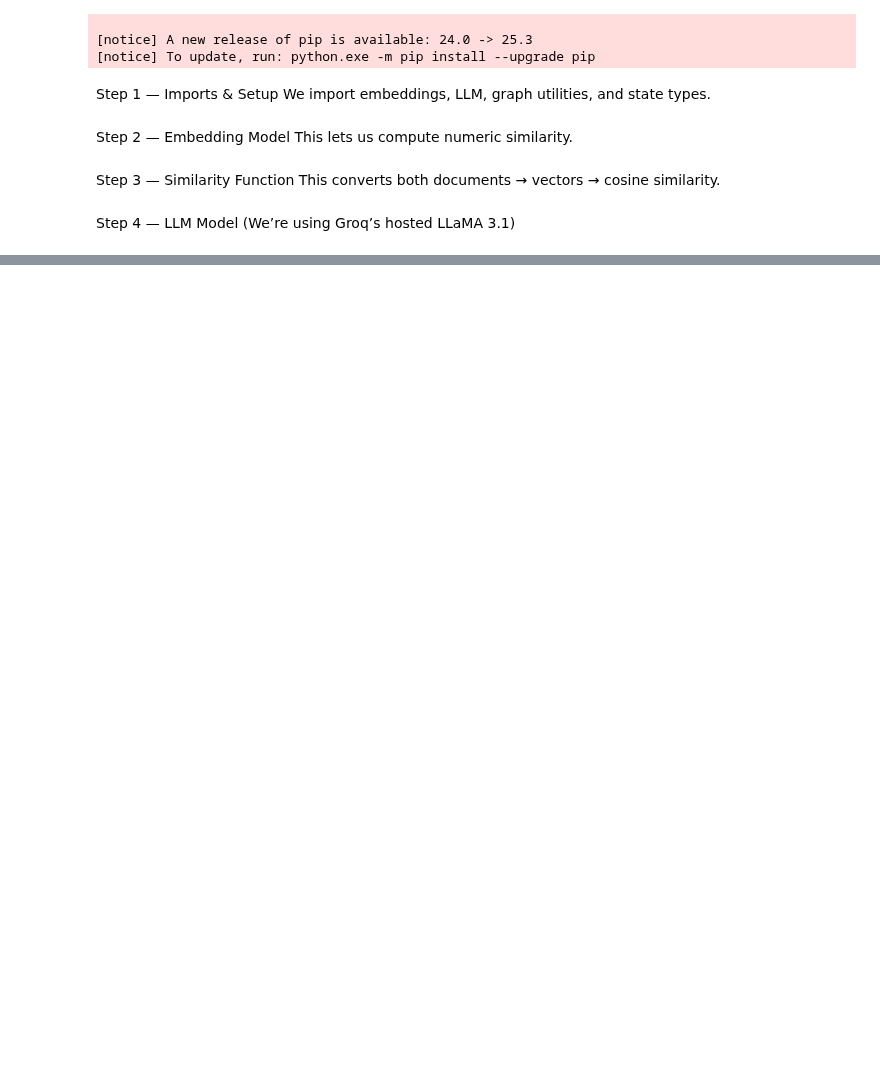
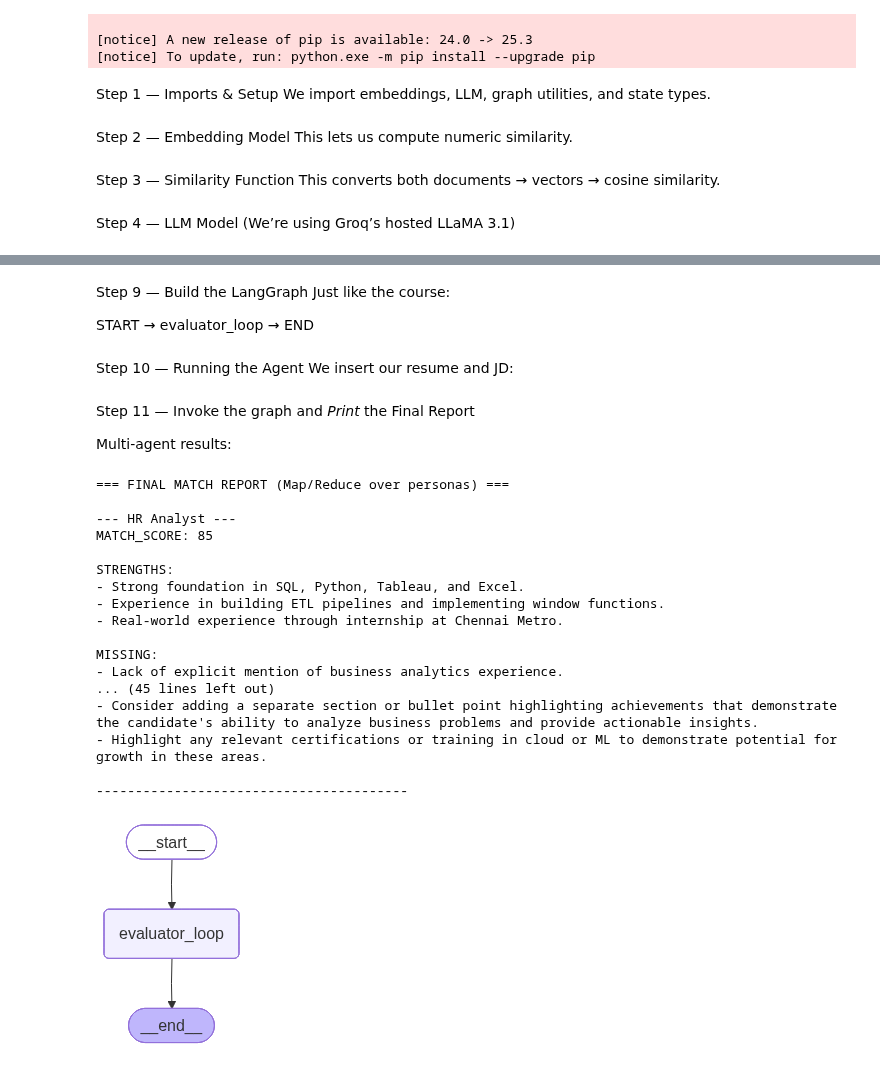
Before and after one commit to SVGautham/capstone-template, a Jupyter notebook: llm.ipynb, the cells around one changed output, grey strips where cells are left out. Cells and saved outputs as stored; diff of their text form; code cells hidden in the pictures; blank space fills up the shorter version.

```diff
--- a/llm.ipynb
+++ b/llm.ipynb
@@ -93,3 +93,6 @@ def score_similarity(resume: str, job: str) -> float:
 # %% [markdown]
 Step 4 — LLM Model
 (We’re using Groq’s hosted LLaMA 3.1)
+# %%
+# ---- LLM (you used ChatGroq) ----
+llm = ChatGroq(model="llama-3.1-8b-instant")
@@ -95,0 +284,75 @@ Step 4 — LLM Model
+# %% [markdown]
+Step 9 — Build the LangGraph
+Just like the course:
+
+START → evaluator_loop → END
+# %%
+# ---- Compose the main graph (START -> evaluator_loop -> END) ----
+main_builder = StateGraph(MultiState)
+main_builder.add_node("evaluator_loop", evaluator_loop)
+main_builder.add_edge(START, "evaluator_loop")
+main_builder.add_edge("evaluator_loop", END)
+main_graph = main_builder.compile()
+# %% [markdown]
+Step 10 — Running the Agent
+We insert our resume and JD:
+# %%
+# ---- Small demo inputs (use your resume/job samples) ----
+resume_text = """
+Skilled Data Analyst with strong SQL, Python, Tableau, and Excel foundation.
+Built ETL pipelines, dashboards, and implemented window functions.
+Intern at Chennai Metro — built real-time analytics for transport data.
+"""
+
+job_description = """
+Looking for a Data Analyst with SQL, Python, data visualization skills
+(Tableau / PowerBI), problem solving ability, and business analytics mindset.
+Cloud or ML experience is a plus.
+"""
+# %% [markdown]
+Step 11 — Invoke the graph and *Print* the Final Report
+
+
+
+Multi-agent results:
+# %%
+# ---- Invoke main graph ----
+input_state = {
+    "resume": resume_text,
+    "job_description": job_description,
+    "analyst_profiles": analysts,
+    "results": []
+}
+
+output_state = main_graph.invoke(input_state)
+
+# ---- Display results ----
+print("\n=== FINAL MATCH REPORT (Map/Reduce over personas) ===\n")
+for r in output_state["results"]:
+    print(r)
+    print("\n" + "-"*40 + "\n")
+
+# ---- Visualize the main graph (like you had) ----
+try:
+    display(Image(main_graph.get_graph(xray=True).draw_mermaid_png()))
+except Exception as e:
+    print("Graph visualization failed:", e)
+# %% [output]
+=== FINAL MATCH REPORT (Map/Reduce over personas) ===
+
+--- HR Analyst ---
+MATCH_SCORE: 85
+
+STRENGTHS:
+- Strong foundation in SQL, Python, Tableau, and Excel.
+- Experience in building ETL pipelines and implementing window functions.
+- Real-world experience through internship at Chennai Metro.
+
+MISSING:
+- Lack of explicit mention of business analytics experience.
+... (45 lines left out)
+- Consider adding a separate section or bullet point highlighting achievements that demonstrate the candidate's ability to analyze business problems and provide actionable insights.
+- Highlight any relevant certifications or training in cloud or ML to demonstrate potential for growth in these areas.
+
+----------------------------------------
+[figure, added]
```
Also changed, not shown: parts of 8 cells of this notebook.
